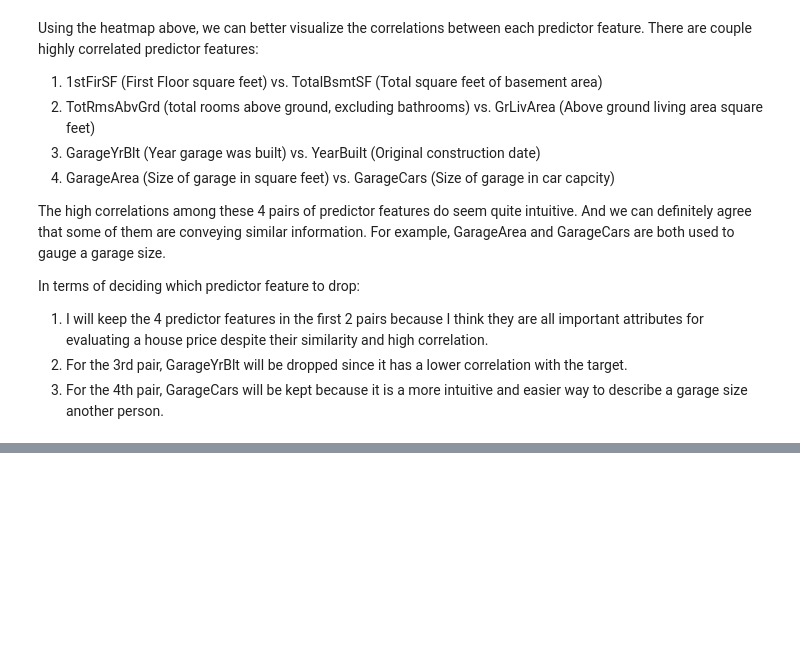
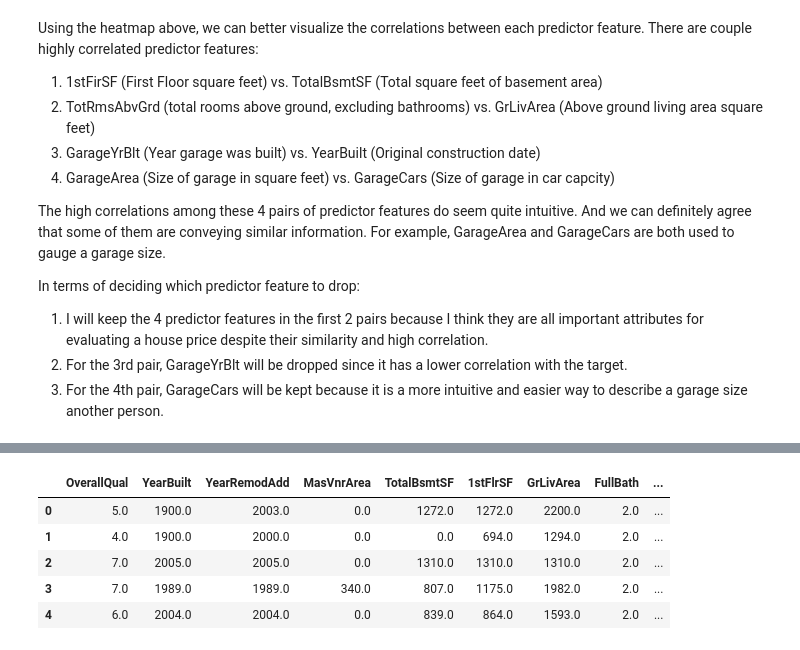
Before and after one commit to MTang0728/Ames_Housing_Price_Competition, a Jupyter notebook: Price_Prediction.ipynb, the cells around one changed output, grey strips where cells are left out. Cells and saved outputs as stored; diff of their text form; code cells hidden in the pictures; blank space fills up the shorter version.

```diff
--- a/Price_Prediction.ipynb
+++ b/Price_Prediction.ipynb
@@ -261,0 +245,18 @@ X_num_test.describe()
+# %%
+imputer_num = SimpleImputer(strategy = 'median', add_indicator= True)
+
+imputed_X_num_cols = list(X_num_train.columns)
+for col in missing_high_corr:
+    imputed_X_num_cols.append(col + '_missing')
+
+imputed_X_num_train = pd.DataFrame(imputer_num.fit_transform(X_num_train), columns= imputed_X_num_cols)
+imputed_X_num_test = pd.DataFrame(imputer_num.transform(X_num_test), columns= imputed_X_num_cols)
+# %%
+imputed_X_num_train.head()
+# %% [output]
+|  | OverallQual | YearBuilt | YearRemodAdd | MasVnrArea | TotalBsmtSF | 1stFlrSF | GrLivArea | FullBath | ... |
+| 0 | 5.0 | 1900.0 | 2003.0 | 0.0 | 1272.0 | 1272.0 | 2200.0 | 2.0 | ... |
+| 1 | 4.0 | 1900.0 | 2000.0 | 0.0 | 0.0 | 694.0 | 1294.0 | 2.0 | ... |
+| 2 | 7.0 | 2005.0 | 2005.0 | 0.0 | 1310.0 | 1310.0 | 1310.0 | 2.0 | ... |
+| 3 | 7.0 | 1989.0 | 1989.0 | 340.0 | 807.0 | 1175.0 | 1982.0 | 2.0 | ... |
+| 4 | 6.0 | 2004.0 | 2004.0 | 0.0 | 839.0 | 864.0 | 1593.0 | 2.0 | ... |
```
Also changed, not shown: parts of 15 cells of this notebook.
